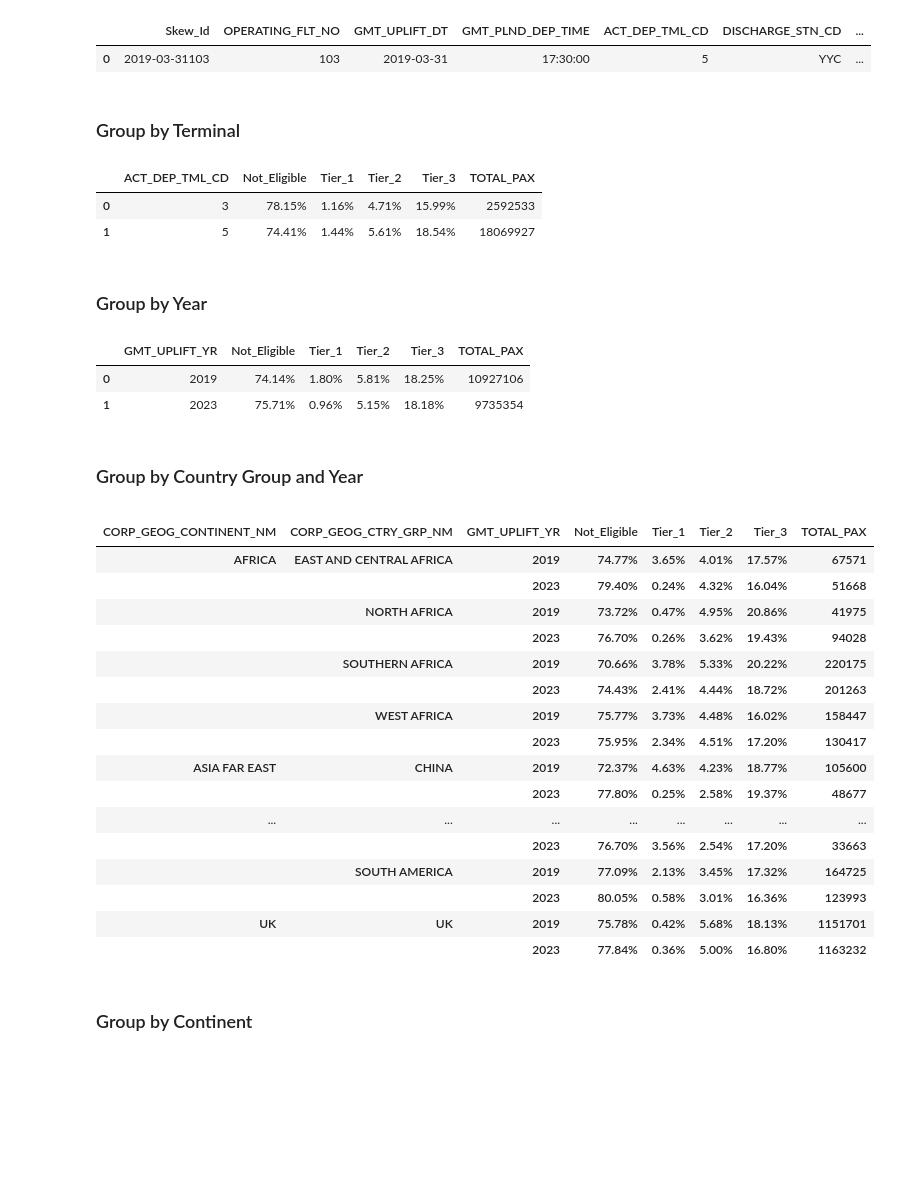
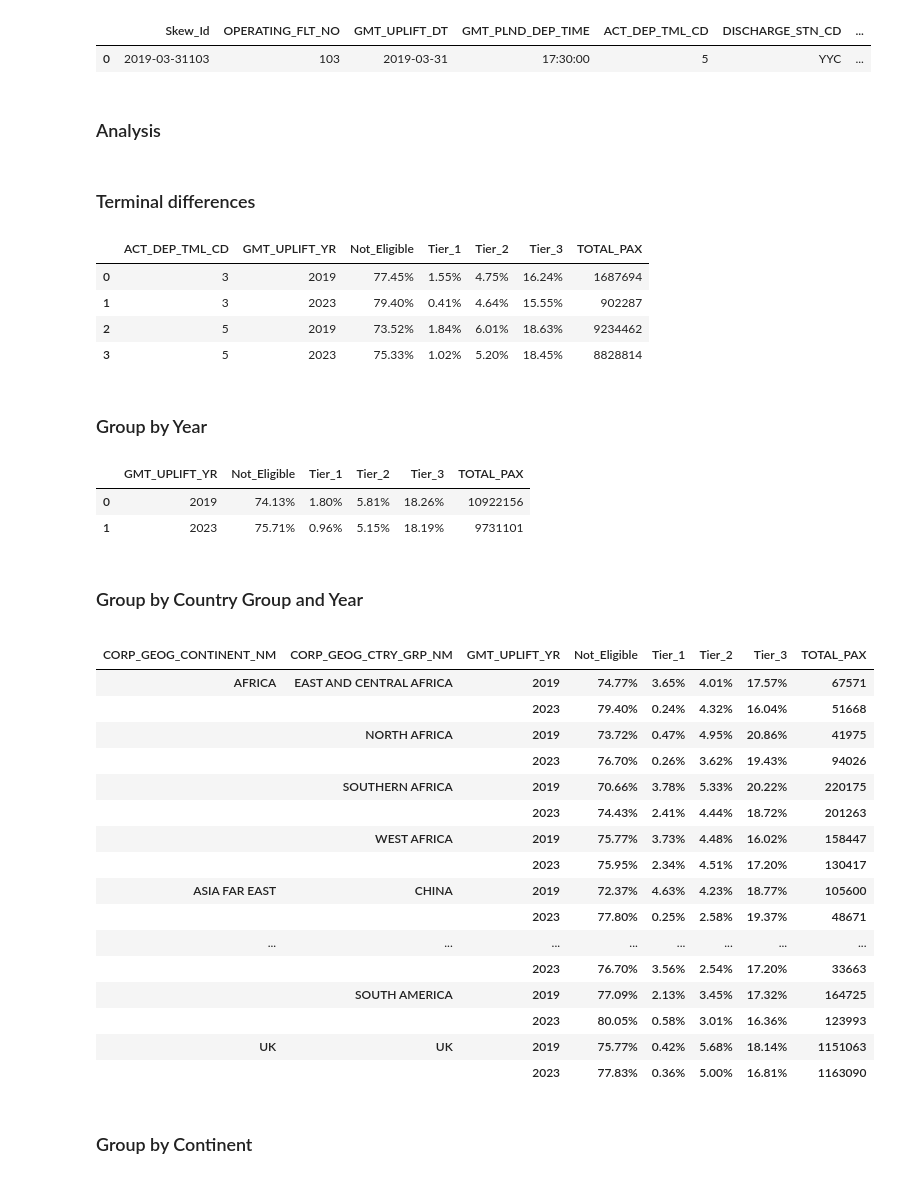
Before and after one commit to IanMaHKG-BA/Hackathon_Team_1, a Jupyter notebook: GOLD_STANDARD_PLS_DONT_BREAK.ipynb, the cells around one changed output. Drawn from its saved outputs; the diff is of its cells as text; code cells hidden in the pictures; blank space fills up the shorter version.

```diff
--- a/GOLD_STANDARD_PLS_DONT_BREAK.ipynb
+++ b/GOLD_STANDARD_PLS_DONT_BREAK.ipynb
@@ -301,12 +306,14 @@ print(df_additional_country_decodes.shape)
 # We need df_additional_country_decodes to have the same column names and order as df_country, ready for pd.concat.
 # By merging now, we eliminate the need to merge separately with df_lounge_elig.
 
-df_additional_country_decodes['ROUTE'] = 'LHR' + df_additional_country_decodes['STN_CD']
+df_additional_country_decodes['ROUTE'] = 'LHR' + df_additional_country_decodes[station_code_col]
 df_additional_country_decodes['DEP_STN_CD'] = 'LHR'
 
 # We must ensure column names and order of df_additional_country_decodes match df_country.
 
-df_additional_country_decodes.rename(columns={'STN_CD':'ARR_STN_CD'},inplace=True)
+if 'STN_CD' in list(df_additional_country_decodes.columns):
+
+    df_additional_country_decodes.rename(columns={'STN_CD':'ARR_STN_CD'},inplace=True)
 df_additional_country_decodes = df_additional_country_decodes[df_country.columns]
 # %%
 # concat the two country tables together.
@@ -793,14 +800,17 @@ def add_haul(df):
     # work out if long or short haul. The data are clean, there are none selling in both C and any of F, J and W.
     long_haul_ind = (pivot_destination_dates['F']>0)|(pivot_destination_dates['J']>0)|(pivot_destination_dates['W']>0) # any number of seats sold in First, Club World or WTP.
     short_haul_ind = (pivot_destination_dates['C']>0) # any number of seats sold in Club Europe means flight is short haul.
+
     pivot_destination_dates.loc[long_haul_ind,['HAUL']] = 'L'
-    pivot_destination_dates.loc[~long_haul_ind,['HAUL']] = 'S'
+    pivot_destination_dates.loc[short_haul_ind,['HAUL']] = 'S'
 
     df_merged = pd.merge(df,pivot_destination_dates[['Skew_Id','HAUL']],on='Skew_Id')
 
     return df_merged
 
 df_final = add_haul(df_final)
+
+# There are 501 missing values for Haul, but we can ignore these given total dataset contains 131,162 flights.
 # %%
 df_final.head(2)
 # %% [output]
@@ -931,15 +941,19 @@ pivot_df_merged.head(1)
 # %% [output]
 |  | Skew_Id | OPERATING_FLT_NO | GMT_UPLIFT_DT | GMT_PLND_DEP_TIME | ACT_DEP_TML_CD | DISCHARGE_STN_CD | ... |
 | 0 | 2019-03-31103 | 103 | 2019-03-31 | 17:30:00 | 5 | YYC | ... |
+# %% [markdown]
+### Analysis
 # %% [markdown]
-### Group by Terminal
+### Terminal differences
 # %%
-pivot_df_merged_group_by_term = group_pivot(pivot_df_merged, ['ACT_DEP_TML_CD'])
+pivot_df_merged_group_by_term = group_pivot(pivot_df_merged, ['ACT_DEP_TML_CD','GMT_UPLIFT_YR'])
 pivot_df_merged_group_by_term
 # %% [output]
-|  | ACT_DEP_TML_CD | Not_Eligible | Tier_1 | Tier_2 | Tier_3 | TOTAL_PAX |
-| 0 | 3 | 78.15% | 1.16% | 4.71% | 15.99% | 2592533 |
-| 1 | 5 | 74.41% | 1.44% | 5.61% | 18.54% | 18069927 |
+|  | ACT_DEP_TML_CD | GMT_UPLIFT_YR | Not_Eligible | Tier_1 | Tier_2 | Tier_3 | TOTAL_PAX |
+| 0 | 3 | 2019 | 77.45% | 1.55% | 4.75% | 16.24% | 1687694 |
+| 1 | 3 | 2023 | 79.40% | 0.41% | 4.64% | 15.55% | 902287 |
+| 2 | 5 | 2019 | 73.52% | 1.84% | 6.01% | 18.63% | 9234462 |
+| 3 | 5 | 2023 | 75.33% | 1.02% | 5.20% | 18.45% | 8828814 |
 # %% [markdown]
 ### Group by Year
 # %%
@@ -947,8 +961,8 @@ df_pivot_groupby_year = group_pivot(pivot_df_merged, ['GMT_UPLIFT_YR'])
 df_pivot_groupby_year
 # %% [output]
 |  | GMT_UPLIFT_YR | Not_Eligible | Tier_1 | Tier_2 | Tier_3 | TOTAL_PAX |
-| 0 | 2019 | 74.14% | 1.80% | 5.81% | 18.25% | 10927106 |
-| 1 | 2023 | 75.71% | 0.96% | 5.15% | 18.18% | 9735354 |
+| 0 | 2019 | 74.13% | 1.80% | 5.81% | 18.26% | 10922156 |
+| 1 | 2023 | 75.71% | 0.96% | 5.15% | 18.19% | 9731101 |
 # %% [markdown]
 ### Group by Country Group and Year
 # %%
@@ -961,19 +975,19 @@ group_pivot_to_lookup(df_pivot_groupby_country_group_year)
 | AFRICA | EAST AND CENTRAL AFRICA | 2019 | 74.77% | 3.65% | 4.01% | 17.57% | 67571 |
 |  |  | 2023 | 79.40% | 0.24% | 4.32% | 16.04% | 51668 |
 |  | NORTH AFRICA | 2019 | 73.72% | 0.47% | 4.95% | 20.86% | 41975 |
-|  |  | 2023 | 76.70% | 0.26% | 3.62% | 19.43% | 94028 |
+|  |  | 2023 | 76.70% | 0.26% | 3.62% | 19.43% | 94026 |
 |  | SOUTHERN AFRICA | 2019 | 70.66% | 3.78% | 5.33% | 20.22% | 220175 |
 |  |  | 2023 | 74.43% | 2.41% | 4.44% | 18.72% | 201263 |
 |  | WEST AFRICA | 2019 | 75.77% | 3.73% | 4.48% | 16.02% | 158447 |
 |  |  | 2023 | 75.95% | 2.34% | 4.51% | 17.20% | 130417 |
 | ASIA FAR EAST | CHINA | 2019 | 72.37% | 4.63% | 4.23% | 18.77% | 105600 |
-|  |  | 2023 | 77.80% | 0.25% | 2.58% | 19.37% | 48677 |
+|  |  | 2023 | 77.80% | 0.25% | 2.58% | 19.37% | 48671 |
 | ... | ... | ... | ... | ... | ... | ... | ... |
 |  |  | 2023 | 76.70% | 3.56% | 2.54% | 17.20% | 33663 |
 |  | SOUTH AMERICA | 2019 | 77.09% | 2.13% | 3.45% | 17.32% | 164725 |
 |  |  | 2023 | 80.05% | 0.58% | 3.01% | 16.36% | 123993 |
-| UK | UK | 2019 | 75.78% | 0.42% | 5.68% | 18.13% | 1151701 |
-|  |  | 2023 | 77.84% | 0.36% | 5.00% | 16.80% | 1163232 |
+| UK | UK | 2019 | 75.77% | 0.42% | 5.68% | 18.14% | 1151063 |
+|  |  | 2023 | 77.83% | 0.36% | 5.00% | 16.81% | 1163090 |
 # %% [markdown]
 ### Group by Continent
 # %%
```
Also changed, not shown: parts of 79 cells of this notebook.
